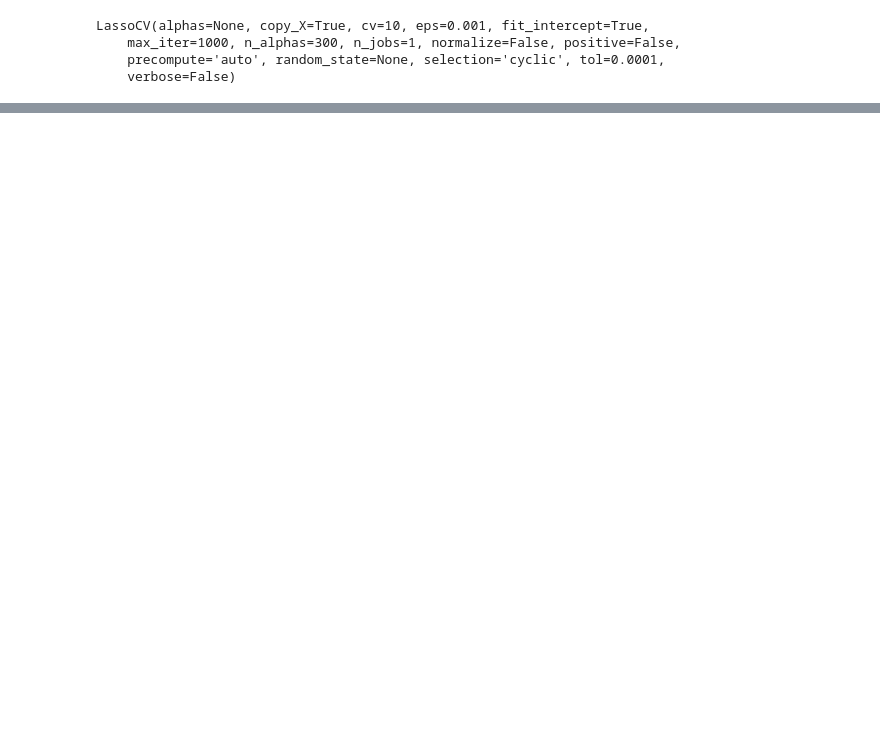
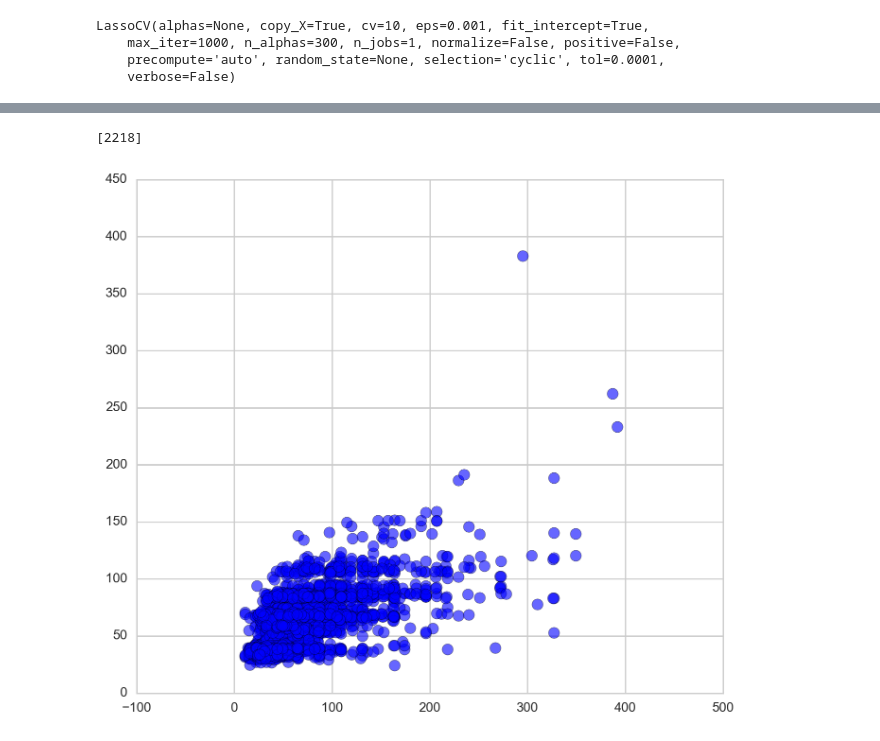
Before and after one commit to Jyojha/DS_Projects, a Jupyter notebook: Berlin_Model.ipynb, the cells around one changed output, grey strips where cells are left out. Cells and saved outputs as stored; diff of their text form; code cells hidden in the pictures; blank space fills up the shorter version.

```diff
--- a/Berlin_Model.ipynb
+++ b/Berlin_Model.ipynb
@@ -130 +141,7 @@ r^2 on test data : 0.471549
+# %%
+tu = np.exp(y_pred_lasso).tolist()
+j2 = [tu.index(i) for i in tu if i >= 350]
+j2
+# %% [output]
+[2218]
 # %%
@@ -131,0 +149,6 @@ residuals = y_test - y_pred_lasso
+# %%
+fig, ax = plt.subplots(figsize=(8,7))
+ax.scatter(np.exp(y_test), np.exp(y_pred_lasso), s=70, alpha=0.6)
+plt.show()
+# %% [output]
+[figure, added]
```
Also changed, not shown: parts of 23 cells of this notebook.
